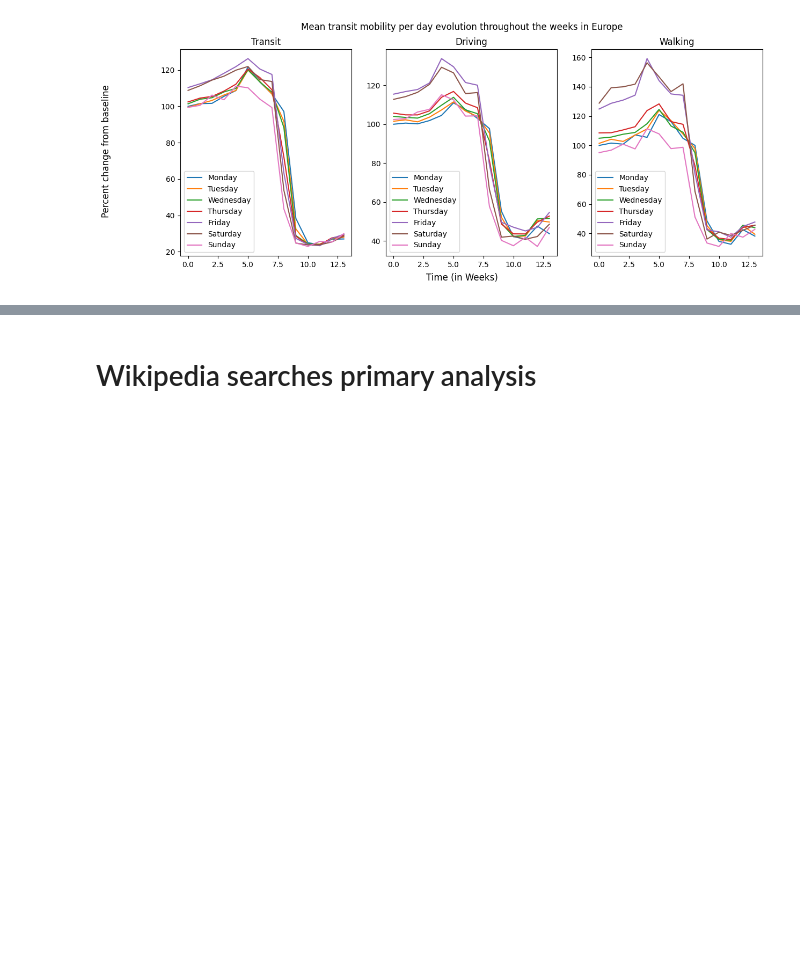
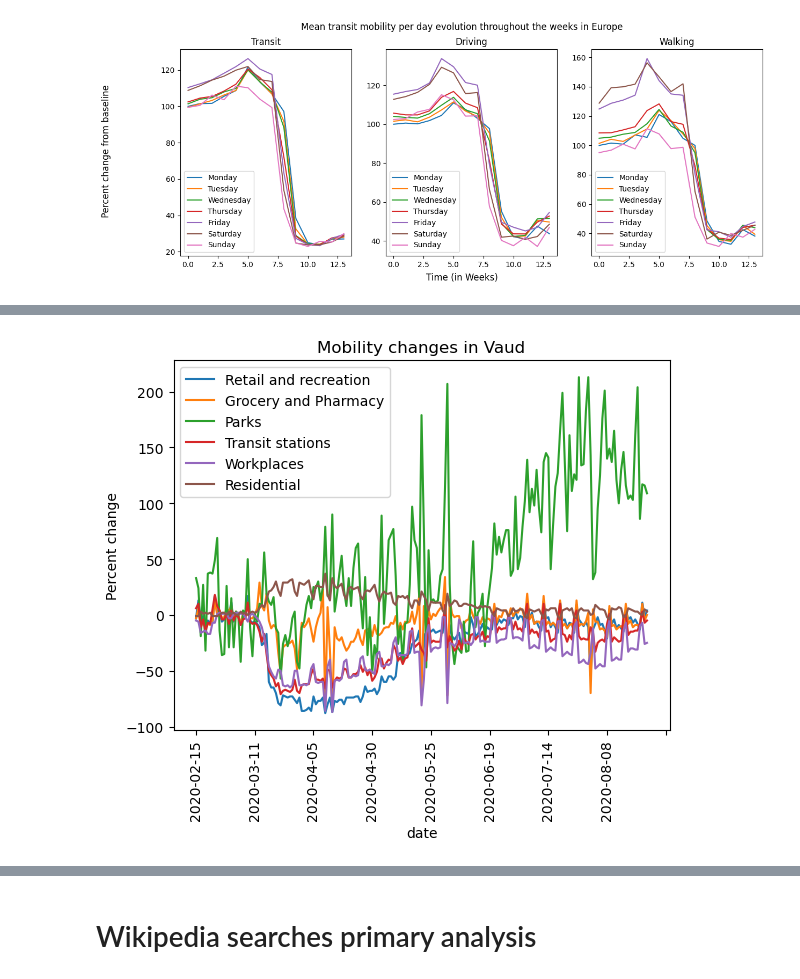
Before and after one commit to epfl-ada/ada-2022-project-bradafromanadamada, a Jupyter notebook: MilestoneP2.ipynb, the cells around one changed output, grey strips where cells are left out. Saved outputs shown, nothing was run; the diff lists cells and outputs as text; code cells hidden in the pictures; blank space fills up the shorter version.

Commit message:
Global mobility dataset

```diff
--- a/MilestoneP2.ipynb
+++ b/MilestoneP2.ipynb
@@ -281,0 +284,5 @@ for day in days:
+# %%
+global_mobility = pd.read_csv(GLOBAL_MOBILITY,compression='gzip', low_memory=False)
+
+countries=global_mobility.groupby('country_region').nunique().index
+global_mobility.head(100)
@@ -281,0 +305,8 @@ for day in days:
+# %%
+global_mobility[(global_mobility.country_region=='Switzerland')&(global_mobility.sub_region_1=='Vaud')].plot(x='date',y=['retail_and_recreation_percent_change_from_baseline','grocery_and_pharmacy_percent_change_from_baseline','parks_percent_change_from_baseline','transit_stations_percent_change_from_baseline','workplaces_percent_change_from_baseline','residential_percent_change_from_baseline'], label=['Retail and recreation','Grocery and Pharmacy','Parks','Transit stations','Workplaces','Residential'])
+plt.xticks(rotation=90)
+plt.ylabel('Percent change')
+plt.title('Mobility changes in Vaud')
+plt.show()
+# %% [output]
+[figure, added]
```
Also changed, not shown: parts of 4 cells of this notebook.
